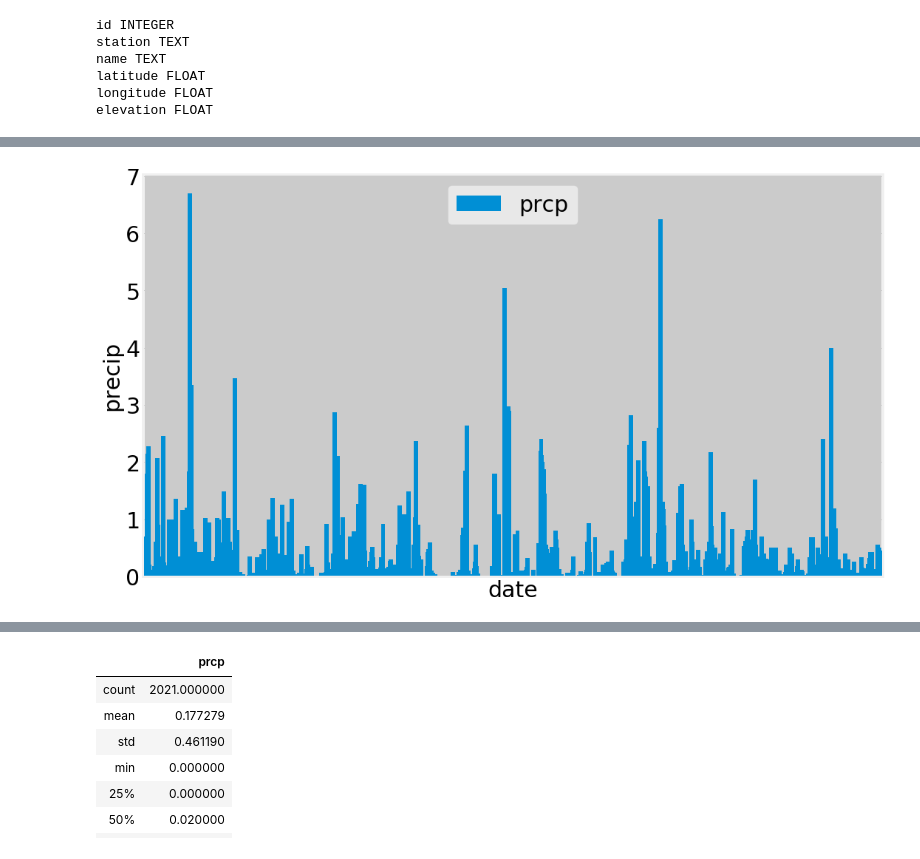
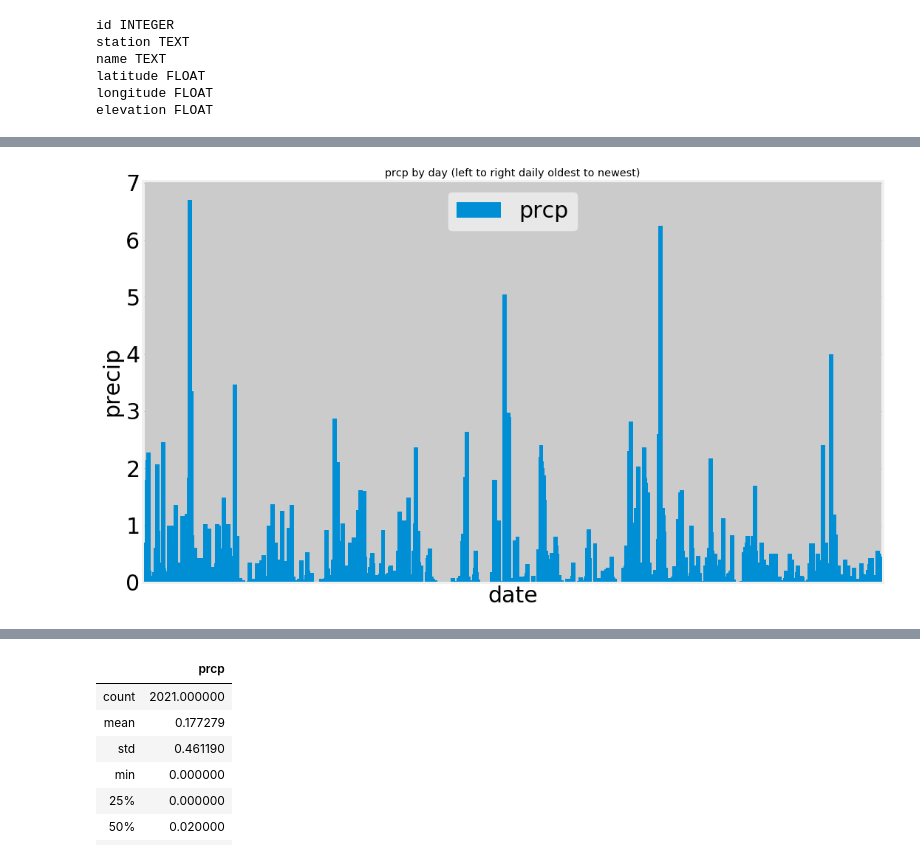
Before and after one commit to abilski2013/sqlalchemy-challenge, a Jupyter notebook: climate_final.ipynb, the cells around one changed output, grey strips where cells are left out. Drawn from its saved outputs; the diff is of its cells as text; code cells hidden in the pictures.

```diff
--- a/climate_final.ipynb
+++ b/climate_final.ipynb
@@ -114,29 +80,0 @@ res_dct
-# %%
-all_dates = session.query(Measurement.date).\
-    order_by(Measurement.date.desc()).all()
-all_dates_list = list(np.ravel(all_dates))
-max_date = all_dates_list[0]
-
-max_date_year = int(max_date[0:4])
-max_date_month = int(max_date[5:7])
-max_date_day = int(max_date[8:10])
-
-year_ago_from_max = dt.date(max_date_year, max_date_month, max_date_day) - dt.timedelta(days=366)
-# Perform a query to retrieve the data and precipitation scores
-year_ago_from_max_data = session.query(Measurement.prcp, Measurement.date).\
-    filter(Measurement.date > year_ago_from_max).all()\
-
-# Save the query results as a Pandas DataFrame and set the index to the date column
-year_ago_from_max_data = pd.DataFrame(year_ago_from_max_data)
-year_ago_from_max_data = year_ago_from_max_data.dropna()
-# Sort the dataframe by date
-year_ago_from_max_data = year_ago_from_max_data.sort_values("date")
-
-
-# Use Pandas Plotting with Matplotlib to plot the data
-#all_list = list(np.ravel(year_ago_from_max_data))
-#all_list
-
-#res_dct = {all_list[i+1]: all_list[i] for i in range(0, len(all_list), 2)}
-
-#res_dct
@@ -143,18 +86,15 @@ year_ago_from_max_data = year_ago_from_max_data.sort_values("date")
 # %%
+#df.plot a bar chart and use plt to add labels, font-size, etc.
 year_ago_from_max_data.plot(kind="bar", width=12, figsize=(16,10))
-plt.tick_params(
-    axis='x',          # changes apply to the x-axis
-    which='both',      # both major and minor ticks are affected
-    bottom=False,      # ticks along the bottom edge are off
-    top=False,         # ticks along the top edge are off
-    labelbottom=False)
+plt.tick_params(axis='x', which='both', bottom=True, top=True, labelbottom=False)
 plt.yticks(fontsize=30)
 plt.legend(loc="upper center", fontsize=30)
 plt.xlabel("date", fontsize=30)
 plt.ylabel("precip", fontsize=30)
+plt.title("prcp by day (left to right daily oldest to newest)")
 plt.show()
 # %% [output]
-[figure, old version]
+[figure, new version]
 # %% [markdown]
 ![precipitation](Images/precipitation.png)
 # %%
```
Also changed, not shown: parts of 21 cells of this notebook.
